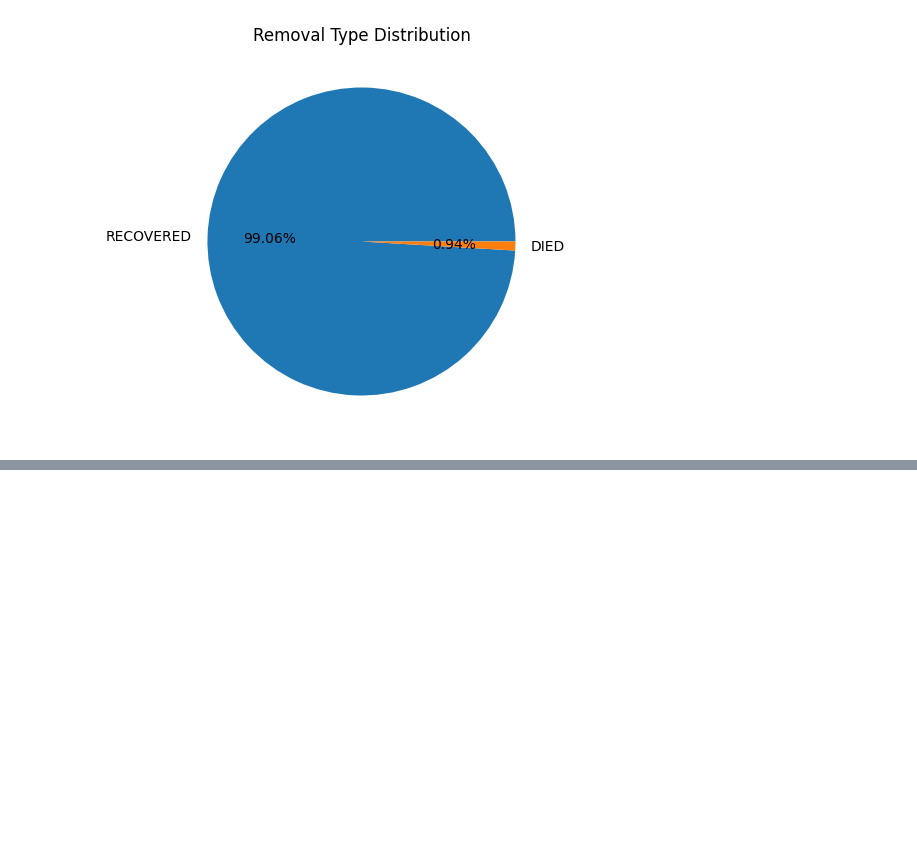
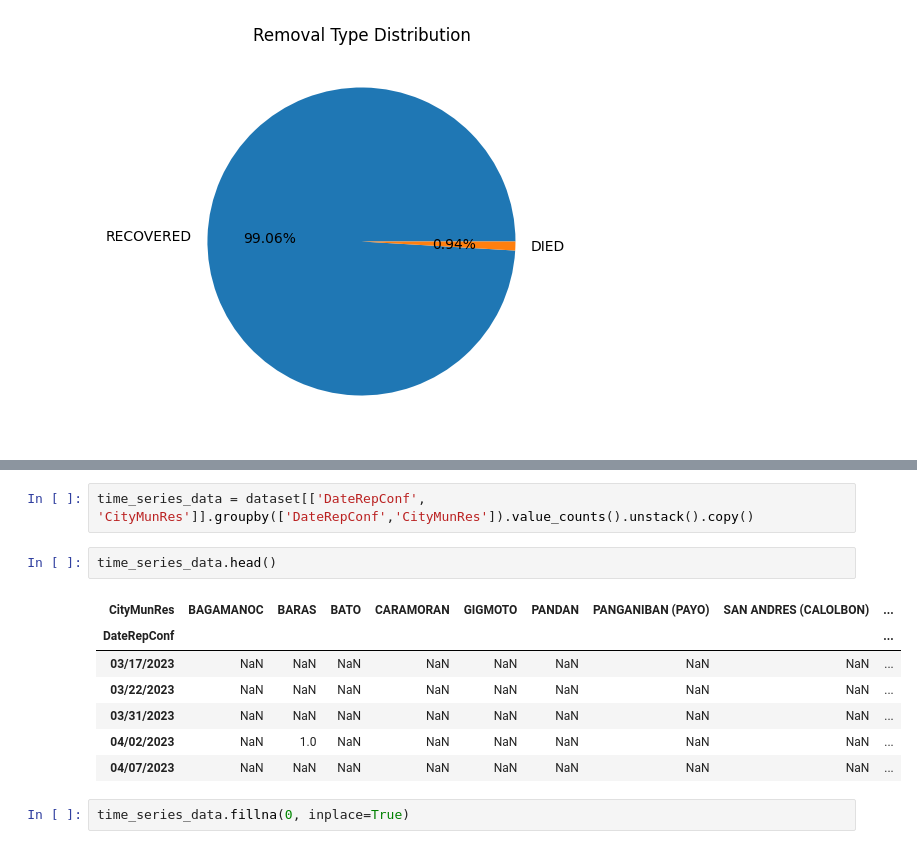
Before and after one commit to dddelacruz/cs198-scl-envi-2425, a Jupyter notebook: data_analysis.ipynb, the cells around one changed output, grey strips where cells are left out. Drawn from its saved outputs; the diff is of its cells as text; blank space fills up the shorter version.

```diff
--- a/data_analysis.ipynb
+++ b/data_analysis.ipynb
@@ -200,0 +245,14 @@ plt.show()
+# %%
+time_series_data = dataset[['DateRepConf', 'CityMunRes']].groupby(['DateRepConf','CityMunRes']).value_counts().unstack().copy()
+# %%
+time_series_data.head()
+# %% [output]
+| CityMunRes | BAGAMANOC | BARAS | BATO | CARAMORAN | GIGMOTO | PANDAN | PANGANIBAN (PAYO) | SAN ANDRES (CALOLBON) | ... |
+| DateRepConf |  |  |  |  |  |  |  |  | ... |
+| 03/17/2023 | NaN | NaN | NaN | NaN | NaN | NaN | NaN | NaN | ... |
+| 03/22/2023 | NaN | NaN | NaN | NaN | NaN | NaN | NaN | NaN | ... |
+| 03/31/2023 | NaN | NaN | NaN | NaN | NaN | NaN | NaN | NaN | ... |
+| 04/02/2023 | NaN | 1.0 | NaN | NaN | NaN | NaN | NaN | NaN | ... |
+| 04/07/2023 | NaN | NaN | NaN | NaN | NaN | NaN | NaN | NaN | ... |
+# %%
+time_series_data.fillna(0, inplace=True)
```
Also changed, not shown: parts of 10 cells of this notebook, 1 other file.
